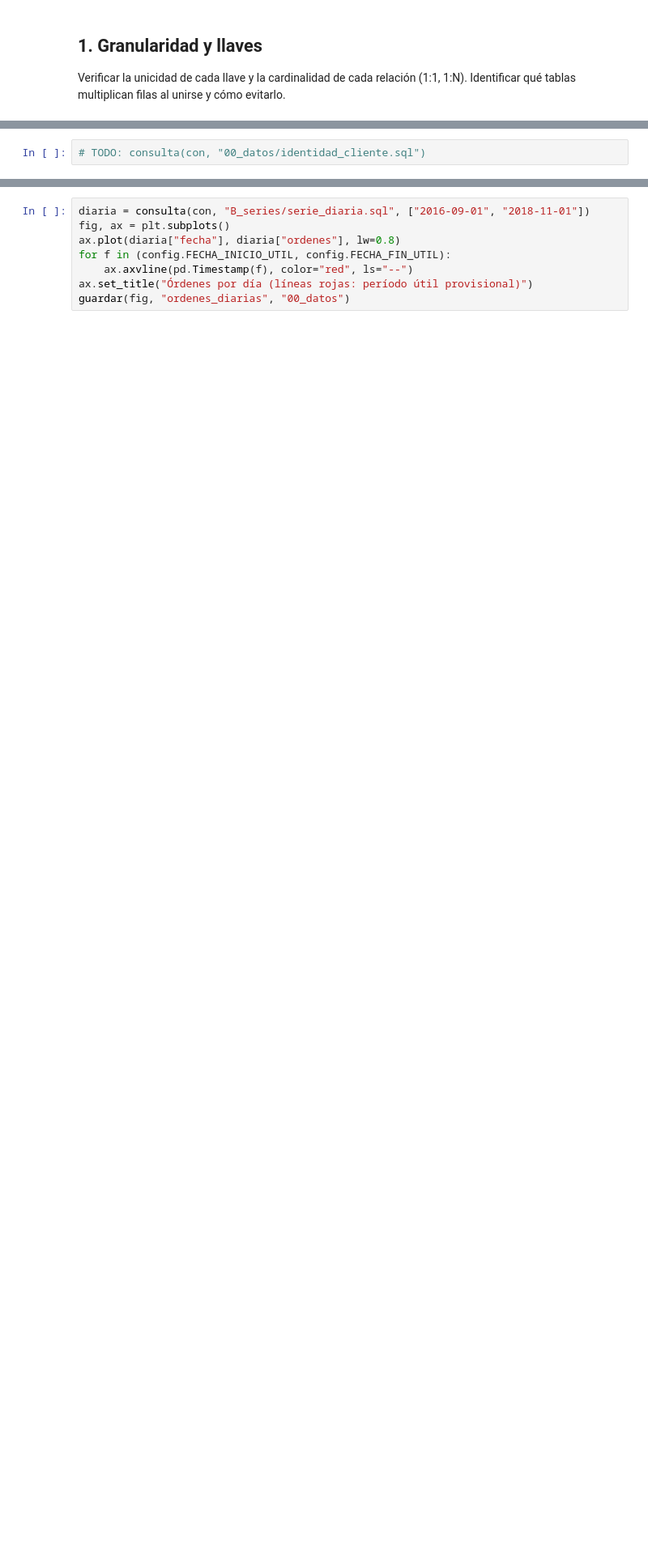
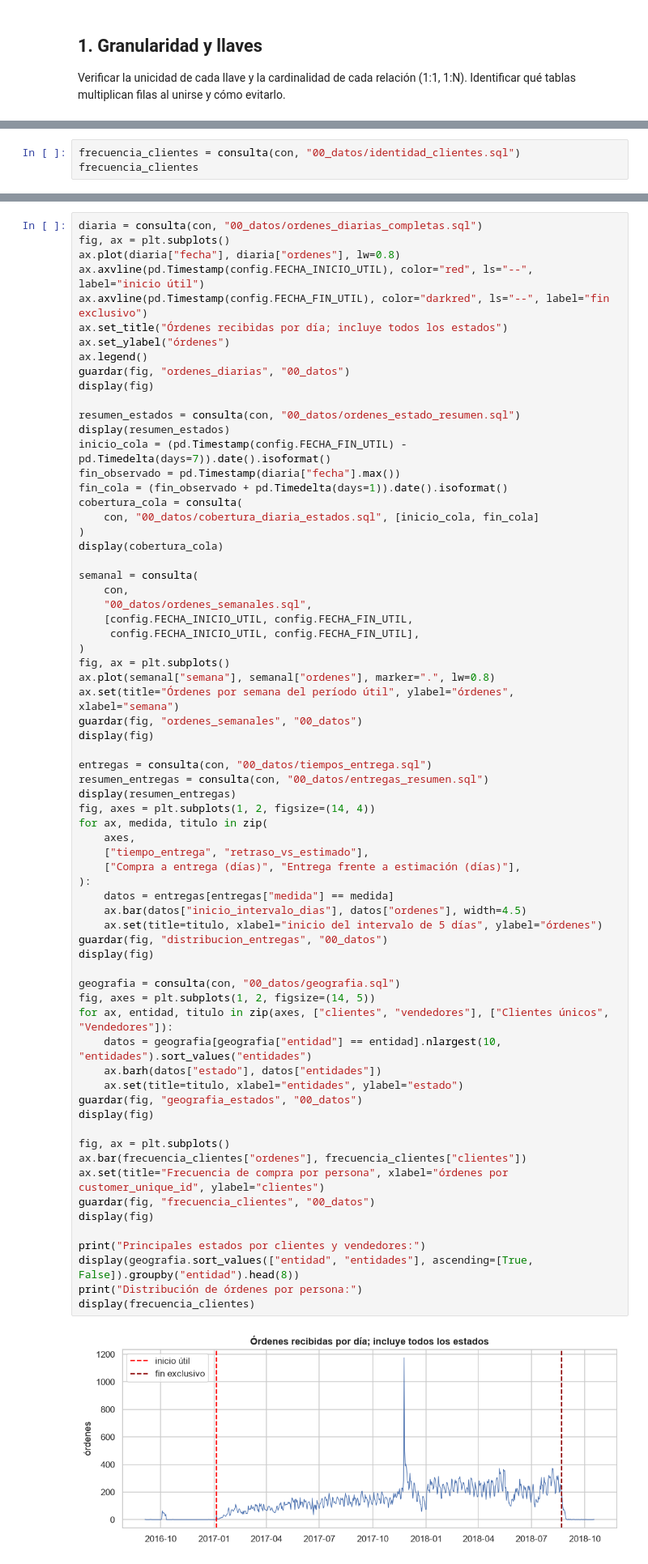
Before and after one commit to tomasguzman0925-ship-it/Taller-ML, a Jupyter notebook: notebooks/00_datos.ipynb, the cells around one changed output, grey strips where cells are left out. Shown at 81% size. Drawn from its saved outputs; the diff is of its cells as text; blank space fills up the shorter version.

Commit message:
M0: Completa calidad y análisis exploratorio
Co-authored-by: Copilot <223556219+Copilot@users.noreply.github.com>

```diff
--- a/notebooks/00_datos.ipynb
+++ b/notebooks/00_datos.ipynb
@@ -62,2 +156,3 @@ consulta(con, "00_datos/calidad_fechas.sql")
 # %%
-# TODO: consulta(con, "00_datos/identidad_cliente.sql")
+frecuencia_clientes = consulta(con, "00_datos/identidad_clientes.sql")
+frecuencia_clientes
@@ -89,8 +227,70 @@ print("Período útil provisional:", config.FECHA_INICIO_UTIL, "→", config.FEC
 # %%
-diaria = consulta(con, "B_series/serie_diaria.sql", ["2016-09-01", "2018-11-01"])
+diaria = consulta(con, "00_datos/ordenes_diarias_completas.sql")
 fig, ax = plt.subplots()
 ax.plot(diaria["fecha"], diaria["ordenes"], lw=0.8)
-for f in (config.FECHA_INICIO_UTIL, config.FECHA_FIN_UTIL):
-    ax.axvline(pd.Timestamp(f), color="red", ls="--")
-ax.set_title("Órdenes por día (líneas rojas: período útil provisional)")
+ax.axvline(pd.Timestamp(config.FECHA_INICIO_UTIL), color="red", ls="--", label="inicio útil")
+ax.axvline(pd.Timestamp(config.FECHA_FIN_UTIL), color="darkred", ls="--", label="fin exclusivo")
+ax.set_title("Órdenes recibidas por día; incluye todos los estados")
+ax.set_ylabel("órdenes")
+ax.legend()
 guardar(fig, "ordenes_diarias", "00_datos")
+display(fig)
+
+resumen_estados = consulta(con, "00_datos/ordenes_estado_resumen.sql")
+display(resumen_estados)
+inicio_cola = (pd.Timestamp(config.FECHA_FIN_UTIL) - pd.Timedelta(days=7)).date().isoformat()
+fin_observado = pd.Timestamp(diaria["fecha"].max())
+fin_cola = (fin_observado + pd.Timedelta(days=1)).date().isoformat()
+cobertura_cola = consulta(
+    con, "00_datos/cobertura_diaria_estados.sql", [inicio_cola, fin_cola]
+)
+display(cobertura_cola)
+
+semanal = consulta(
+    con,
+    "00_datos/ordenes_semanales.sql",
+    [config.FECHA_INICIO_UTIL, config.FECHA_FIN_UTIL,
+     config.FECHA_INICIO_UTIL, config.FECHA_FIN_UTIL],
+)
+fig, ax = plt.subplots()
+ax.plot(semanal["semana"], semanal["ordenes"], marker=".", lw=0.8)
+ax.set(title="Órdenes por semana del período útil", ylabel="órdenes", xlabel="semana")
+guardar(fig, "ordenes_semanales", "00_datos")
+display(fig)
+
+entregas = consulta(con, "00_datos/tiempos_entrega.sql")
+resumen_entregas = consulta(con, "00_datos/entregas_resumen.sql")
+display(resumen_entregas)
+fig, axes = plt.subplots(1, 2, figsize=(14, 4))
+for ax, medida, titulo in zip(
+    axes,
+    ["tiempo_entrega", "retraso_vs_estimado"],
+    ["Compra a entrega (días)", "Entrega frente a estimación (días)"],
+):
+    datos = entregas[entregas["medida"] == medida]
+    ax.bar(datos["inicio_intervalo_dias"], datos["ordenes"], width=4.5)
+    ax.set(title=titulo, xlabel="inicio del intervalo de 5 días", ylabel="órdenes")
+guardar(fig, "distribucion_entregas", "00_datos")
+display(fig)
+
+geografia = consulta(con, "00_datos/geografia.sql")
+fig, axes = plt.subplots(1, 2, figsize=(14, 5))
+for ax, entidad, titulo in zip(axes, ["clientes", "vendedores"], ["Clientes únicos", "Vendedores"]):
+    datos = geografia[geografia["entidad"] == entidad].nlargest(10, "entidades").sort_values("entidades")
+    ax.barh(datos["estado"], datos["entidades"])
+    ax.set(title=titulo, xlabel="entidades", ylabel="estado")
+guardar(fig, "geografia_estados", "00_datos")
+display(fig)
+
+fig, ax = plt.subplots()
+ax.bar(frecuencia_clientes["ordenes"], frecuencia_clientes["clientes"])
+ax.set(title="Frecuencia de compra por persona", xlabel="órdenes por customer_unique_id", ylabel="clientes")
+guardar(fig, "frecuencia_clientes", "00_datos")
+display(fig)
+
+print("Principales estados por clientes y vendedores:")
+display(geografia.sort_values(["entidad", "entidades"], ascending=[True, False]).groupby("entidad").head(8))
+print("Distribución de órdenes por persona:")
+display(frecuencia_clientes)
+# %% [output]
+[figure, added]
```
Also changed, not shown: parts of 17 cells of this notebook, 17 other files.
